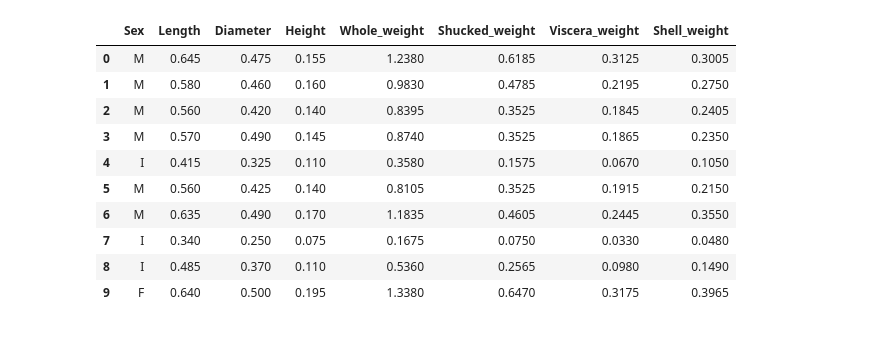
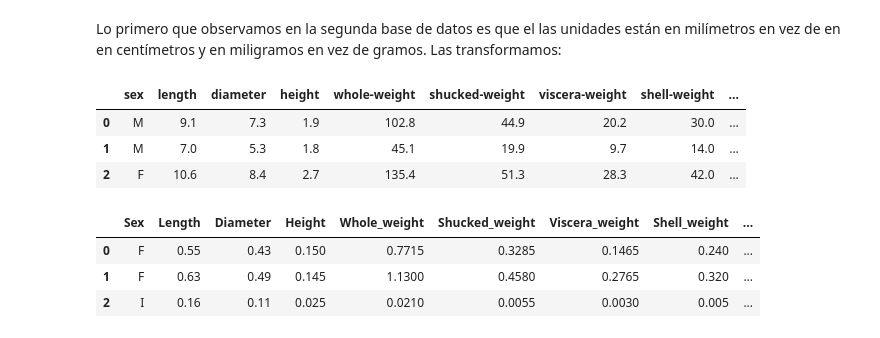
Before and after one commit to CeliaDiazSanchez/Data-Mining, a Jupyter notebook: LAB05.ipynb, the cells around one changed output. Saved outputs shown, nothing was run; the diff lists cells and outputs as text; code cells hidden in the pictures.

```diff
--- a/LAB05.ipynb
+++ b/LAB05.ipynb
@@ -112,16 +83,22 @@ df2.head(10)
+# %% [markdown]
+Lo primero que observamos en la segunda base de datos es que el las unidades están en milímetros en vez de en en centímetros y en miligramos en vez de gramos. Las transformamos:
+# %%
+# Convirtiendo las variables Length, Diameter y Height a centímetros (cm)
+df2['length'] = df2['length'] * 0.1
+df2['diameter'] = df2['diameter'] * 0.1
+df2['height'] = df2['height'] * 0.1
+df2.head(3)
+# %% [output]
+|  | sex | length | diameter | height | whole-weight | shucked-weight | viscera-weight | shell-weight | ... |
+| 0 | M | 9.1 | 7.3 | 1.9 | 102.8 | 44.9 | 20.2 | 30.0 | ... |
+| 1 | M | 7.0 | 5.3 | 1.8 | 45.1 | 19.9 | 9.7 | 14.0 | ... |
+| 2 | F | 10.6 | 8.4 | 2.7 | 135.4 | 51.3 | 28.3 | 42.0 | ... |
 # %%
-df3 = pd.read_csv('abalone_test.csv')
+df3 = pd.read_csv('mix_abalone_train.csv')
 # Mostramos las 5 primeras entradas del dataset
-df3.head(10)
+df3.head(3)
 # %% [output]
-|  | Sex | Length | Diameter | Height | Whole_weight | Shucked_weight | Viscera_weight | Shell_weight |
-| 0 | M | 0.645 | 0.475 | 0.155 | 1.2380 | 0.6185 | 0.3125 | 0.3005 |
-| 1 | M | 0.580 | 0.460 | 0.160 | 0.9830 | 0.4785 | 0.2195 | 0.2750 |
-| 2 | M | 0.560 | 0.420 | 0.140 | 0.8395 | 0.3525 | 0.1845 | 0.2405 |
-| 3 | M | 0.570 | 0.490 | 0.145 | 0.8740 | 0.3525 | 0.1865 | 0.2350 |
-| 4 | I | 0.415 | 0.325 | 0.110 | 0.3580 | 0.1575 | 0.0670 | 0.1050 |
-| 5 | M | 0.560 | 0.425 | 0.140 | 0.8105 | 0.3525 | 0.1915 | 0.2150 |
-| 6 | M | 0.635 | 0.490 | 0.170 | 1.1835 | 0.4605 | 0.2445 | 0.3550 |
-| 7 | I | 0.340 | 0.250 | 0.075 | 0.1675 | 0.0750 | 0.0330 | 0.0480 |
-| 8 | I | 0.485 | 0.370 | 0.110 | 0.5360 | 0.2565 | 0.0980 | 0.1490 |
-| 9 | F | 0.640 | 0.500 | 0.195 | 1.3380 | 0.6470 | 0.3175 | 0.3965 |
+|  | Sex | Length | Diameter | Height | Whole_weight | Shucked_weight | Viscera_weight | Shell_weight | ... |
+| 0 | F | 0.55 | 0.43 | 0.150 | 0.7715 | 0.3285 | 0.1465 | 0.240 | ... |
+| 1 | F | 0.63 | 0.49 | 0.145 | 1.1300 | 0.4580 | 0.2765 | 0.320 | ... |
+| 2 | I | 0.16 | 0.11 | 0.025 | 0.0210 | 0.0055 | 0.0030 | 0.005 | ... |
```
Also changed, not shown: parts of 9 cells of this notebook.
